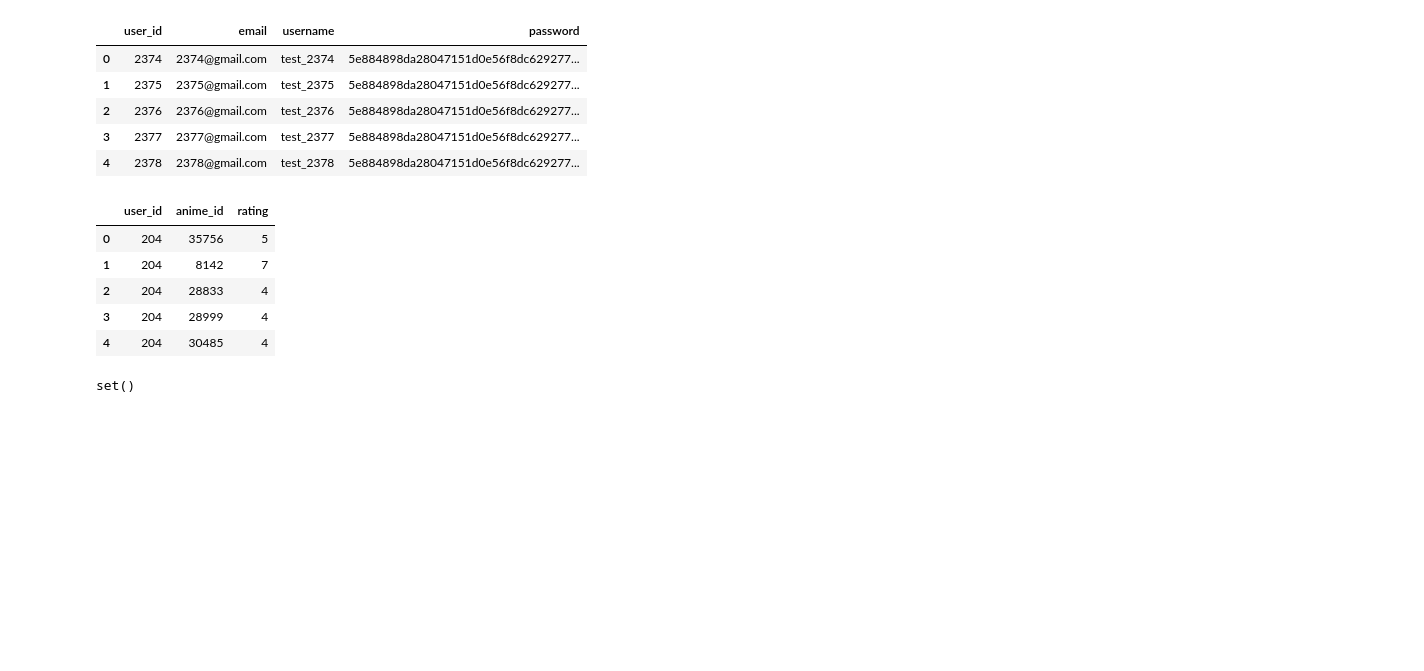
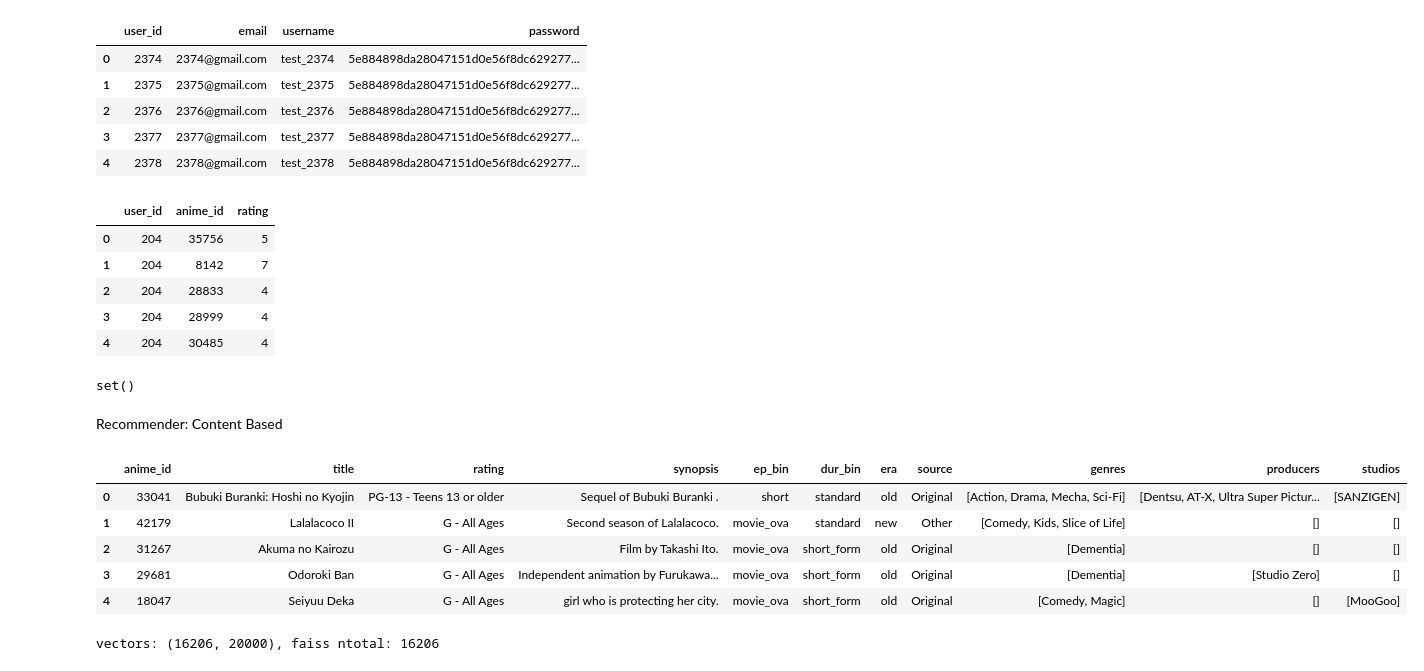
Before and after one commit to Shreyaan16/Yugen, a Jupyter notebook: notebooks/v2_preprocessing.ipynb, the cells around one changed output. Drawn from its saved outputs; the diff is of its cells as text; code cells hidden in the pictures; blank space fills up the shorter version.

```diff
--- a/notebooks/v2_preprocessing.ipynb
+++ b/notebooks/v2_preprocessing.ipynb
@@ -196,3 +215,6 @@ final_df.head()
+# %%
+mapping = {"2010s": "old", "2020s": "new", "2000s": "quite  old", "90s": "very old"}
+final_df['era'] = final_df['era'].map(mapping)
 # %% [markdown]
 User_based_df
 # %%
@@ -222,3 +244,63 @@ for user in user_anime_ratings_df["user_id"].unique():
 u
 # %% [output]
 set()
+# %% [markdown]
+Recommender: Content Based
+# %%
+final_df.head()
+# %% [output]
+|  | anime_id | title | rating | synopsis | ep_bin | dur_bin | era | source | genres | producers | studios |
+| 0 | 33041 | Bubuki Buranki: Hoshi no Kyojin | PG-13 - Teens 13 or older | Sequel of Bubuki Buranki . | short | standard | old | Original | [Action, Drama, Mecha, Sci-Fi] | [Dentsu, AT-X, Ultra Super Pictur... | [SANZIGEN] |
+| 1 | 42179 | Lalalacoco II | G - All Ages | Second season of Lalalacoco. | movie_ova | standard | new | Other | [Comedy, Kids, Slice of Life] | [] | [] |
+| 2 | 31267 | Akuma no Kairozu | G - All Ages | Film by Takashi Ito. | movie_ova | short_form | old | Original | [Dementia] | [] | [] |
+| 3 | 29681 | Odoroki Ban | G - All Ages | Independent animation by Furukawa... | movie_ova | short_form | old | Original | [Dementia] | [Studio Zero] | [] |
+| 4 | 18047 | Seiyuu Deka | G - All Ages | girl who is protecting her city. | movie_ova | short_form | old | Original | [Comedy, Magic] | [] | [MooGoo] |
+# %%
+FAISS_DIR = Path.cwd().parent / "faiss_artifacts"
+FAISS_DIR.mkdir(parents=True, exist_ok=True)
+
+def join_list(x):
+    return " ".join(x) if isinstance(x, list) else ""
+
+soup_df = final_df.copy()
+soup_df["soup"] = (
+    soup_df["title"].fillna("") + " " +
+    soup_df["synopsis"].fillna("") + " " +
+    soup_df["rating"].fillna("") + " " +
+    soup_df["ep_bin"].fillna("") + " " +
+    soup_df["dur_bin"].fillna("") + " " +
+    soup_df["era"].fillna("") + " " +
+    soup_df["source"].fillna("") + " " +
+    soup_df["genres"].apply(join_list) + " " +
+    soup_df["producers"].apply(join_list) + " " +
+    soup_df["studios"].apply(join_list)
+).str.lower()
+
+vectorizer = TfidfVectorizer(
+    stop_words="english",
+    max_features=20000,
+    ngram_range=(1, 2),
+    min_df=2,
+)
+tfidf_matrix = vectorizer.fit_transform(soup_df["soup"])
+
+vectors = normalize(tfidf_matrix, norm="l2", axis=1).astype(np.float32).toarray()
+
+index = faiss.IndexFlatIP(vectors.shape[1])
+index.add(vectors)
+
+faiss.write_index(index, str(FAISS_DIR / "anime.index"))
+
+anime_id_to_idx = {
+    int(anime_id): int(i) for i, anime_id in enumerate(soup_df["anime_id"].tolist())
+}
+with open(FAISS_DIR / "anime_id_to_idx.json", "w") as f:
+    json.dump(anime_id_to_idx, f)
+
+import pickle
+with open(FAISS_DIR / "tfidf_vectorizer.pkl", "wb") as f:
+    pickle.dump(vectorizer, f)
+
+print(f"vectors: {vectors.shape}, faiss ntotal: {index.ntotal}")
+# %% [output]
+vectors: (16206, 20000), faiss ntotal: 16206
```
Also changed, not shown: parts of 15 cells of this notebook, 1 other file.
